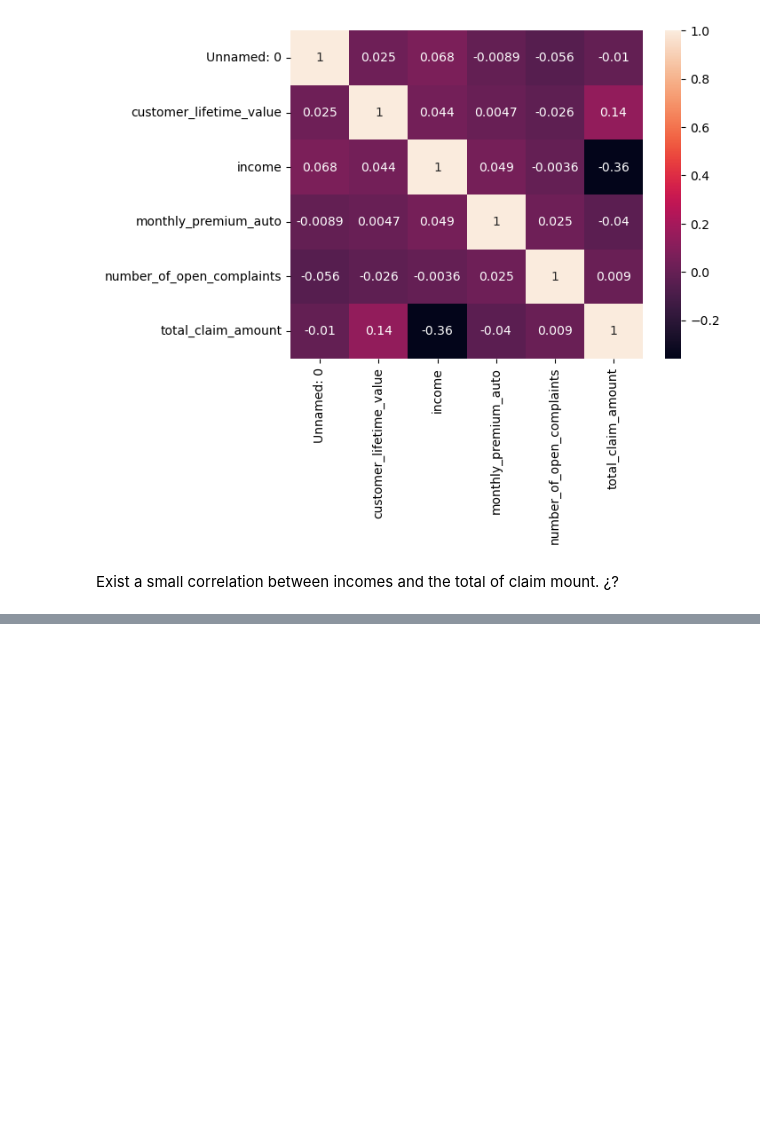
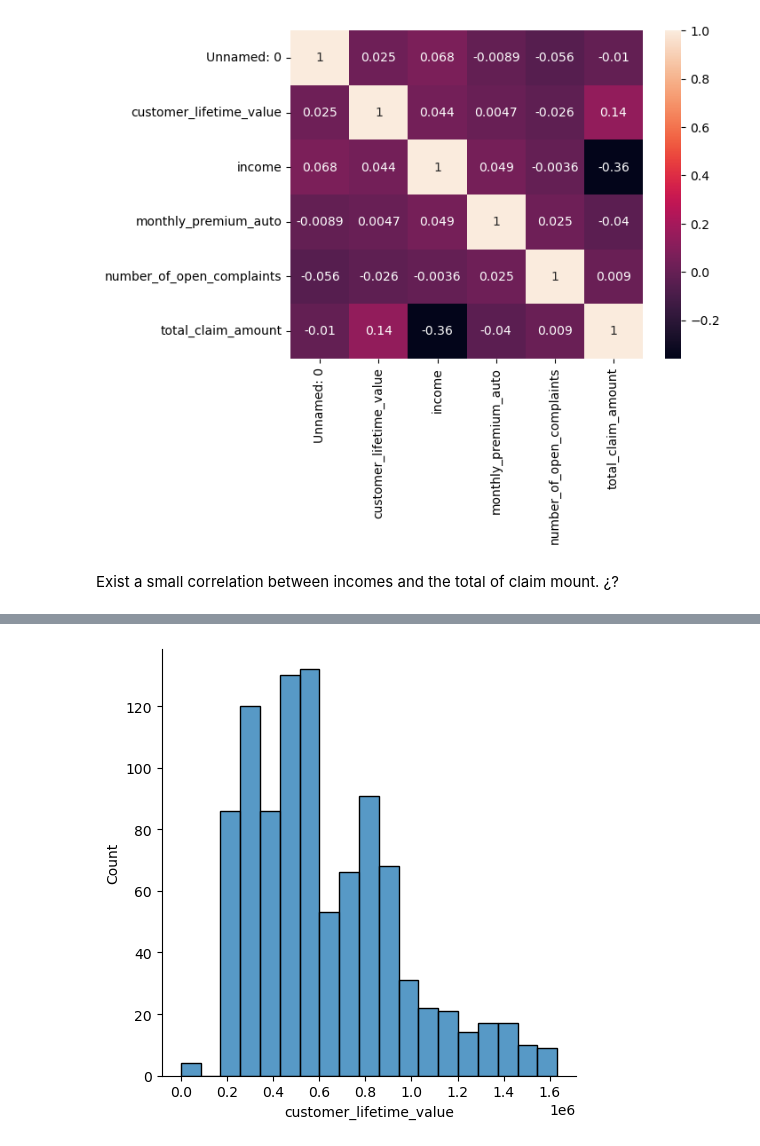
Before and after one commit to katchuli/lab-dw-data-cleaning-and-formatting, a Jupyter notebook: lab-dw-data-cleaning-and-formatting.ipynb, the cells around one changed output, grey strips where cells are left out. Drawn from its saved outputs; the diff is of its cells as text; code cells hidden in the pictures; blank space fills up the shorter version.

```diff
--- a/lab-dw-data-cleaning-and-formatting.ipynb
+++ b/lab-dw-data-cleaning-and-formatting.ipynb
@@ -861,0 +876,10 @@ Linear regression is not an appropiate model for the data (we should delete outl
+# %%
+iqr = np.percentile(file2['customer_lifetime_value'],75) - np.percentile(file2['customer_lifetime_value'],25)
+upper_limit = np.percentile(file2['customer_lifetime_value'],75) + 1.5*iqr
+lower_limit = np.percentile(file2['customer_lifetime_value'],25) - 1.5*iqr
+
+file3 = file2[(file2['customer_lifetime_value']>lower_limit) & (file2['customer_lifetime_value']<upper_limit)].copy()
+sns.displot(file3['customer_lifetime_value'])
+plt.show()
+# %% [output]
+[figure, added]
```
Also changed, not shown: parts of 58 cells of this notebook.
